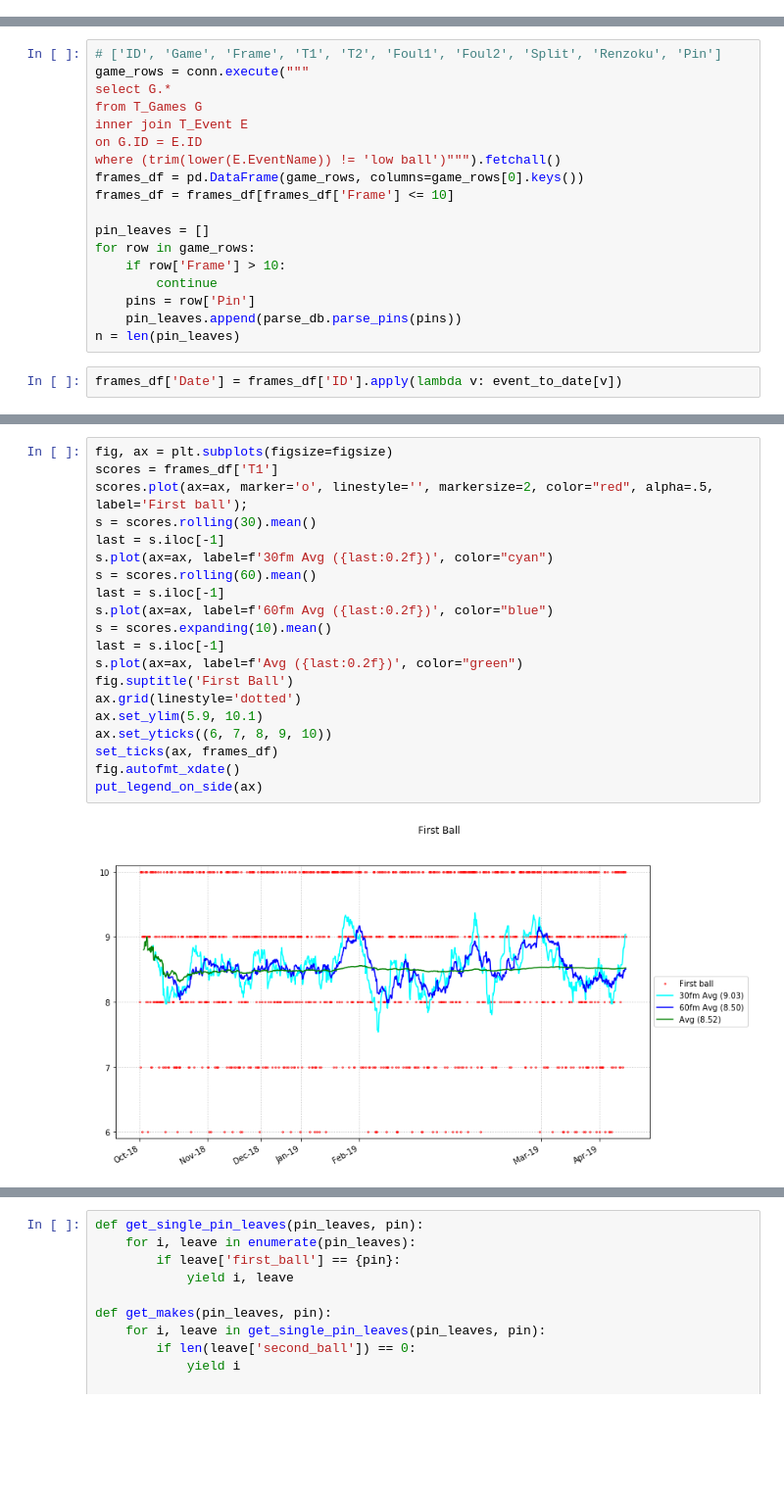
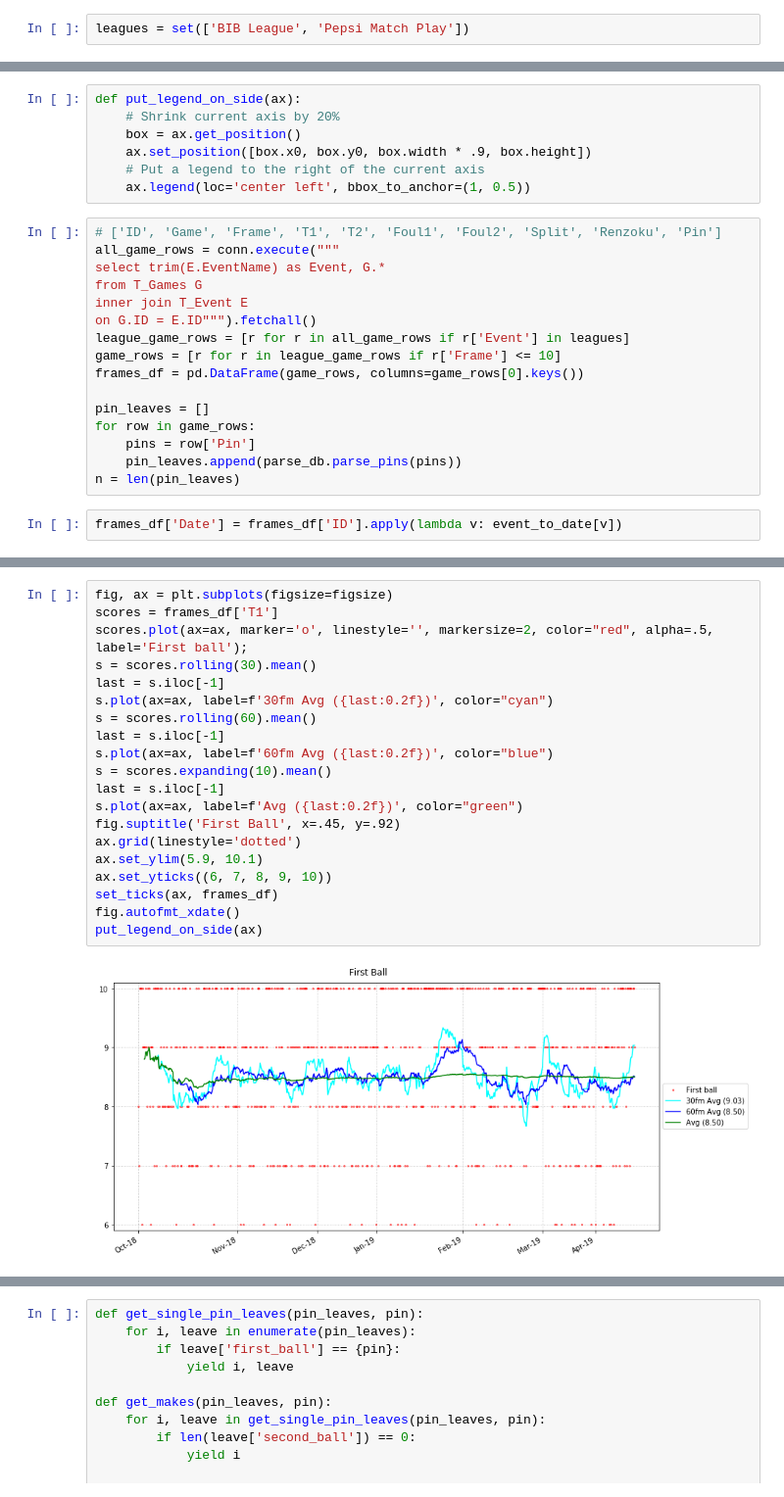
Before and after one commit to jobevers/bowlingscorer, a Jupyter notebook: Basic Stats.ipynb, the cells around one changed output, grey strips where cells are left out. Shown at 98% size. Cells and saved outputs as stored; diff of their text form; blank space fills up the shorter version.

Commit message:
only stats on league

```diff
--- a/Basic Stats.ipynb
+++ b/Basic Stats.ipynb
@@ -61,6 +41,8 @@ df['EventName'].str.strip().unique()
 # %% [output]
 array(['BIB League', 'Pepsi Match Play', 'Low ball', 'Practice'],
       dtype=object)
+# %%
+leagues = set(['BIB League', 'Pepsi Match Play'])
 # %%
 # ['ID', 'EventID', 'Game', 'Score']
 query = """
@@ -109,18 +96,23 @@ put_legend_on_side(ax);
+# %%
+def put_legend_on_side(ax):
+    # Shrink current axis by 20%
+    box = ax.get_position()
+    ax.set_position([box.x0, box.y0, box.width * .9, box.height])
+    # Put a legend to the right of the current axis
+    ax.legend(loc='center left', bbox_to_anchor=(1, 0.5))
 # %%
 # ['ID', 'Game', 'Frame', 'T1', 'T2', 'Foul1', 'Foul2', 'Split', 'Renzoku', 'Pin']
-game_rows = conn.execute("""
-select G.*
+all_game_rows = conn.execute("""
+select trim(E.EventName) as Event, G.*
 from T_Games G
 inner join T_Event E
-on G.ID = E.ID
-where (trim(lower(E.EventName)) != 'low ball')""").fetchall()
+on G.ID = E.ID""").fetchall()
+league_game_rows = [r for r in all_game_rows if r['Event'] in leagues]
+game_rows = [r for r in league_game_rows if r['Frame'] <= 10]
 frames_df = pd.DataFrame(game_rows, columns=game_rows[0].keys())
-frames_df = frames_df[frames_df['Frame'] <= 10]
 
 pin_leaves = []
 for row in game_rows:
-    if row['Frame'] > 10:
-        continue
     pins = row['Pin']
     pin_leaves.append(parse_db.parse_pins(pins))
 n = len(pin_leaves)
@@ -138,25 +121,25 @@ frames_df.tail()
 # %%
 fig, ax = plt.subplots(figsize=figsize)
 scores = frames_df['T1']
 scores.plot(ax=ax, marker='o', linestyle='', markersize=2, color="red", alpha=.5, label='First ball');
 s = scores.rolling(30).mean()
 last = s.iloc[-1]
 s.plot(ax=ax, label=f'30fm Avg ({last:0.2f})', color="cyan")
 s = scores.rolling(60).mean()
 last = s.iloc[-1]
 s.plot(ax=ax, label=f'60fm Avg ({last:0.2f})', color="blue")
 s = scores.expanding(10).mean()
 last = s.iloc[-1]
 s.plot(ax=ax, label=f'Avg ({last:0.2f})', color="green")
-fig.suptitle('First Ball')
+fig.suptitle('First Ball', x=.45, y=.92)
 ax.grid(linestyle='dotted')
 ax.set_ylim(5.9, 10.1)
 ax.set_yticks((6, 7, 8, 9, 10))
 set_ticks(ax, frames_df)
 fig.autofmt_xdate()
 put_legend_on_side(ax)
 # %% [output]
-[figure, old version]
+[figure, new version]
 # %%
 # Picked some colors from:
 # http://colorbrewer2.org/#type=sequential&scheme=Blues&n=9
```
Also changed, not shown: parts of 18 cells of this notebook.
